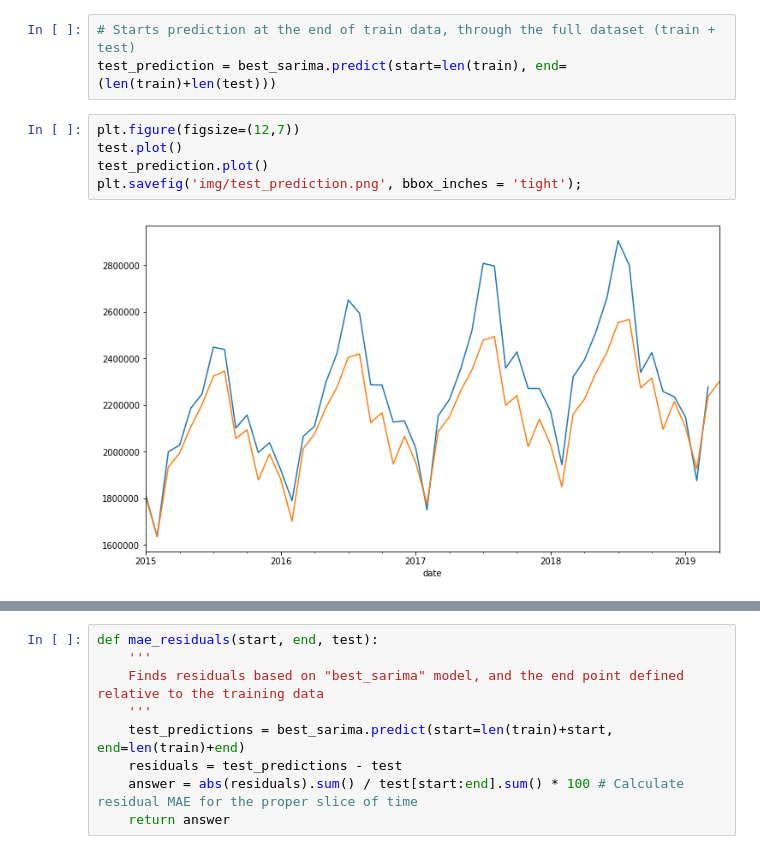
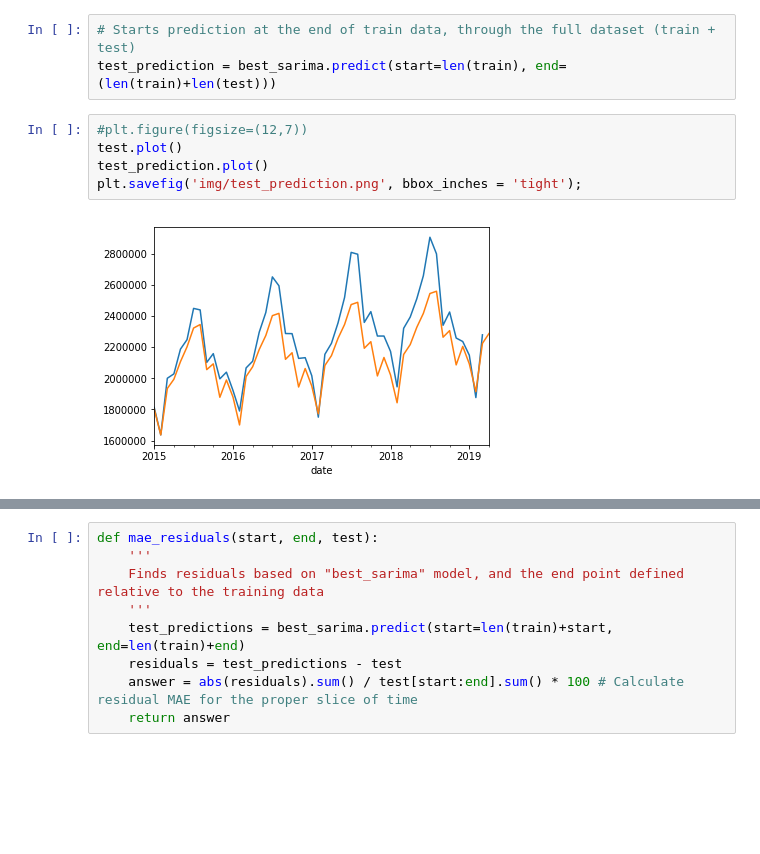
Before and after one commit to Alexandre987/SFO_Time_Series, a Jupyter notebook: Demand_Forecasting.ipynb, the cells around one changed output, grey strips where cells are left out. Cells and saved outputs as stored; diff of their text form; blank space fills up the shorter version.

```diff
--- a/Demand_Forecasting.ipynb
+++ b/Demand_Forecasting.ipynb
@@ -497,12 +507,12 @@ best_sarima.predict(start = 25).plot();
 # Starts prediction at the end of train data, through the full dataset (train + test)
 test_prediction = best_sarima.predict(start=len(train), end=(len(train)+len(test)))
 # %%
-plt.figure(figsize=(12,7))
+#plt.figure(figsize=(12,7))
 test.plot()
 test_prediction.plot()
 plt.savefig('img/test_prediction.png', bbox_inches = 'tight');
 # %% [output]
-[figure, old version]
+[figure, new version]
 # %%
 arima_residuals = test_prediction - test
 plt.scatter(test_prediction.index, arima_residuals);
```
Also changed, not shown: parts of 97 cells of this notebook.
